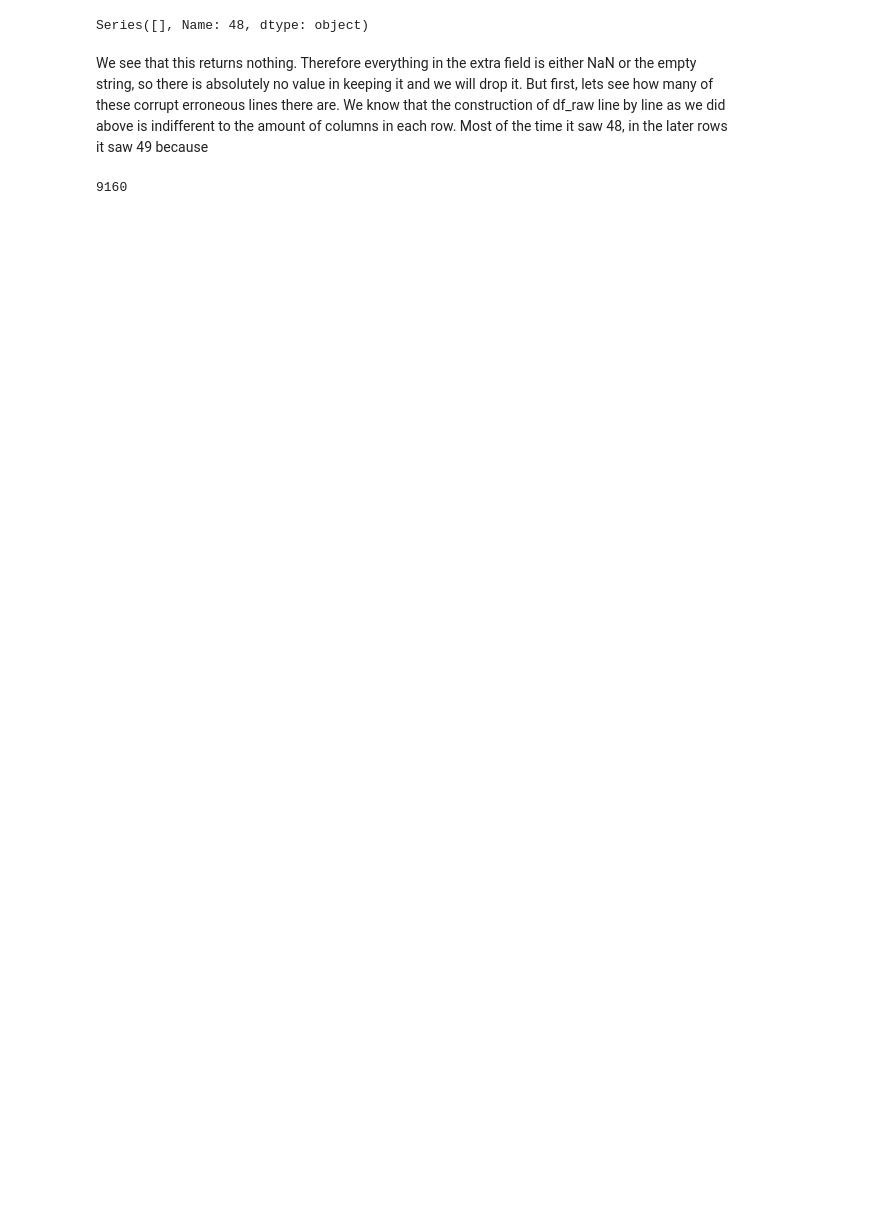
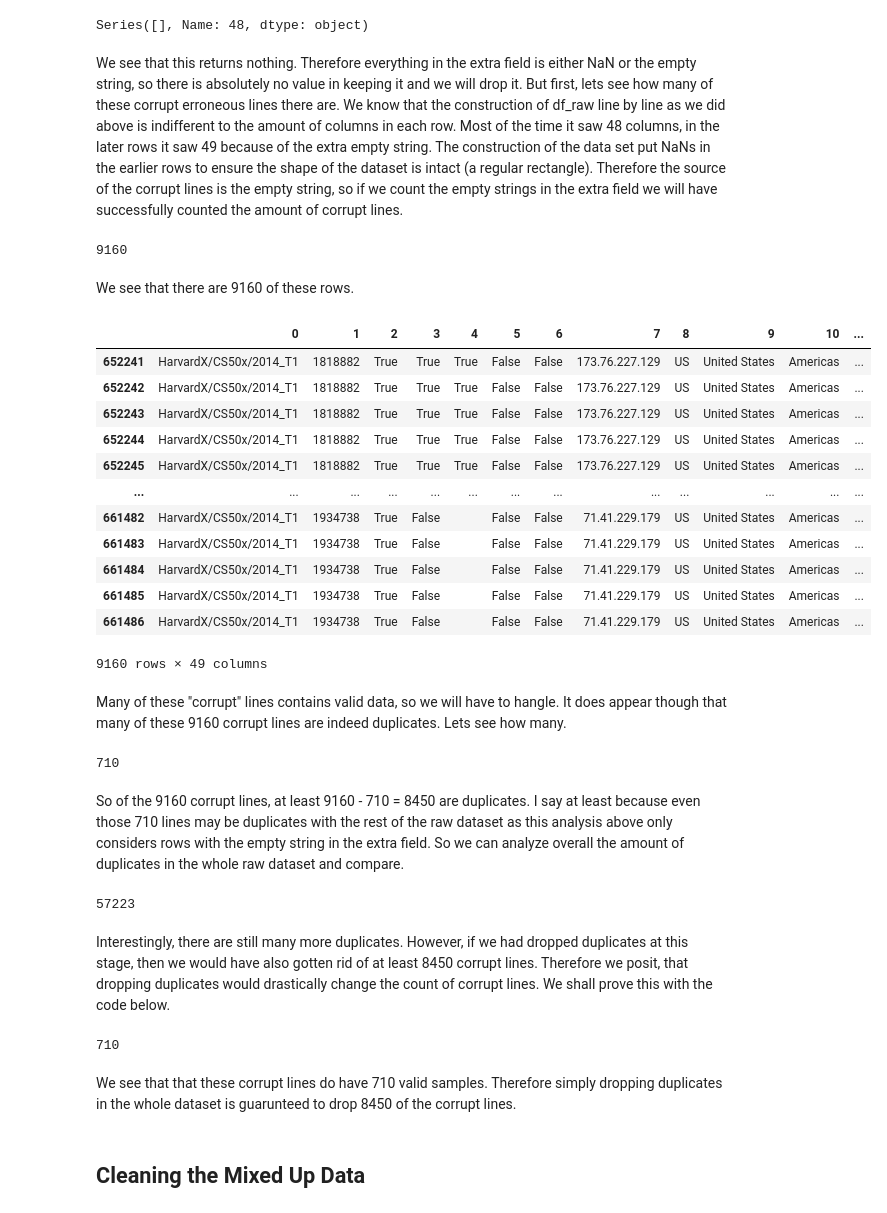
Before and after one commit to tmaounis/apcomp221-pset2, a Jupyter notebook: cleaning_data.ipynb, the cells around one changed output. Cells and saved outputs as stored; diff of their text form; code cells hidden in the pictures; blank space fills up the shorter version.

Commit message:
import data success

```diff
--- a/cleaning_data.ipynb
+++ b/cleaning_data.ipynb
@@ -76,7 +80,7 @@ df_raw[(pd.notna(df_raw[48]) & (df_raw[48] != ''))][48]
 # %% [output]
 Series([], Name: 48, dtype: object)
 # %% [markdown]
-We see that this returns nothing. Therefore everything in the extra field is either NaN or the empty string, so there is absolutely no value in keeping it and we will drop it. But first, lets see how many of these corrupt erroneous lines there are. We know that the construction of df_raw line by line as we did above is indifferent to the amount of columns in each row. Most of the time it saw 48, in the later rows it saw 49 because
+We see that this returns nothing. Therefore everything in the extra field is either NaN or the empty string, so there is absolutely no value in keeping it and we will drop it. But first, lets see how many of these corrupt erroneous lines there are. We know that the construction of df_raw line by line as we did above is indifferent to the amount of columns in each row. Most of the time it saw 48 columns, in the later rows it saw 49 because of the extra empty string. The construction of the data set put NaNs in the earlier rows to ensure the shape of the dataset is intact (a regular rectangle). Therefore the source of the corrupt lines is the empty string, so if we count the empty strings in the extra field we will have successfully counted the amount of corrupt lines.
 # %%
 len(df_raw[((df_raw[48] == ''))][48])
 # %% [output]
@@ -85,0 +88,40 @@ df_c
+# %% [markdown]
+We see that there are 9160 of these rows.
+# %%
+display_df(df_raw[((df_raw[48] == ''))])
+# %% [output]
+|  | 0 | 1 | 2 | 3 | 4 | 5 | 6 | 7 | 8 | 9 | 10 | ... |
+| 652241 | HarvardX/CS50x/2014_T1 | 1818882 | True | True | True | False | False | 173.76.227.129 | US | United States | Americas | ... |
+| 652242 | HarvardX/CS50x/2014_T1 | 1818882 | True | True | True | False | False | 173.76.227.129 | US | United States | Americas | ... |
+| 652243 | HarvardX/CS50x/2014_T1 | 1818882 | True | True | True | False | False | 173.76.227.129 | US | United States | Americas | ... |
+| 652244 | HarvardX/CS50x/2014_T1 | 1818882 | True | True | True | False | False | 173.76.227.129 | US | United States | Americas | ... |
+| 652245 | HarvardX/CS50x/2014_T1 | 1818882 | True | True | True | False | False | 173.76.227.129 | US | United States | Americas | ... |
+| ... | ... | ... | ... | ... | ... | ... | ... | ... | ... | ... | ... | ... |
+| 661482 | HarvardX/CS50x/2014_T1 | 1934738 | True | False |  | False | False | 71.41.229.179 | US | United States | Americas | ... |
+| 661483 | HarvardX/CS50x/2014_T1 | 1934738 | True | False |  | False | False | 71.41.229.179 | US | United States | Americas | ... |
+| 661484 | HarvardX/CS50x/2014_T1 | 1934738 | True | False |  | False | False | 71.41.229.179 | US | United States | Americas | ... |
+| 661485 | HarvardX/CS50x/2014_T1 | 1934738 | True | False |  | False | False | 71.41.229.179 | US | United States | Americas | ... |
+| 661486 | HarvardX/CS50x/2014_T1 | 1934738 | True | False |  | False | False | 71.41.229.179 | US | United States | Americas | ... |
+9160 rows × 49 columns
+# %% [markdown]
+Many of these "corrupt" lines contains valid data, so we will have to hangle. It does appear though that many of these 9160 corrupt lines are indeed duplicates. Lets see how many.
+# %%
+len(df_raw[((df_raw[48] == ''))].drop_duplicates(inplace=False))
+# %% [output]
+710
+# %% [markdown]
+So of the 9160 corrupt lines, at least 9160 - 710 = 8450 are duplicates. I say at least because even those 710 lines may be duplicates with the rest of the raw dataset as this analysis above only considers rows with the empty string in the extra field. So we can analyze overall the amount of duplicates in the whole raw dataset and compare.
+# %%
+len(df_raw.drop_duplicates(inplace=False))
+# %% [output]
+57223
+# %% [markdown]
+Interestingly, there are still many more duplicates. However, if we had dropped duplicates at this stage, then we would have also gotten rid of at least 8450 corrupt lines. Therefore we posit, that dropping duplicates would drastically change the count of corrupt lines. We shall prove this with the code below.
+# %%
+len(df_raw.drop_duplicates(inplace=False)[df_raw[48] == ''])
+# %% [output]
+710
+# %% [markdown]
+We see that that these corrupt lines do have 710 valid samples. Therefore simply dropping duplicates in the whole dataset is guarunteed to drop 8450 of the corrupt lines.
+# %% [markdown]
+## Cleaning the Mixed Up Data
```
Also changed, not shown: parts of 11 cells of this notebook.
